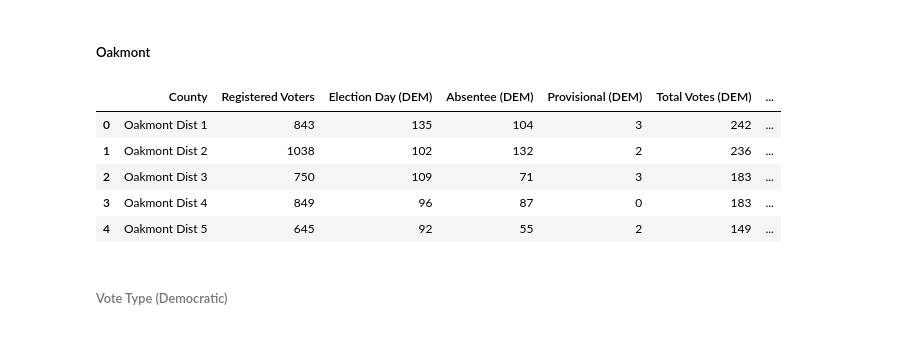
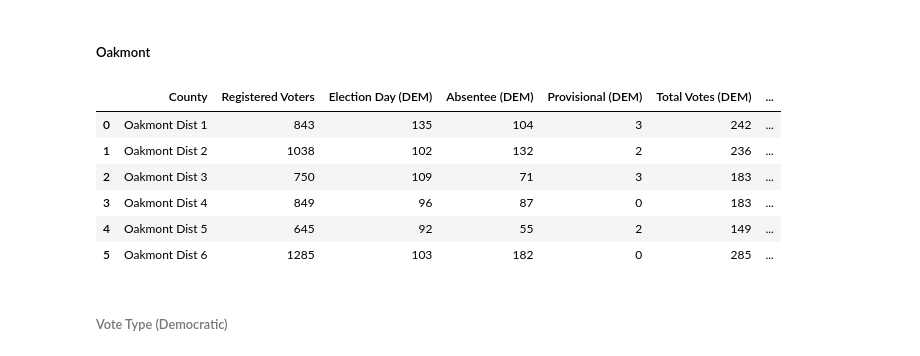
Before and after one commit to jonprice99/Regional-Election-Analysis, a Jupyter notebook: election_data.ipynb, the cells around one changed output. Drawn from its saved outputs; the diff is of its cells as text; code cells hidden in the pictures.

```diff
--- a/election_data.ipynb
+++ b/election_data.ipynb
@@ -1161,0 +1146,7 @@ hd32_special_breakdown
+# %%
+# calculate the percentage of turnout by party for each district, then add that to the df
+hd32_special_breakdown['DEM Total Vote Percentage'] = hd32_special_breakdown.apply(lambda x: (x['Total Votes (DEM)'] / x['Total'])*100, axis=1)
+hd32_special_breakdown['GOP Total Vote Percentage'] = hd32_special_breakdown.apply(lambda x: (x['Total Votes (GOP)'] / x['Total'])*100, axis=1)
+hd32_special_breakdown['Other Total Vote Percentage'] = hd32_special_breakdown.apply(lambda x: (x['Total Votes (Other)'] / x['Total'])*100, axis=1)
+
+hd32_special_breakdown
@@ -1209,15 +1262,16 @@ Other Vote percentage: 0.5284837180383928
 # %%
 # get only Oakmont wards/districts
 oakmont_special23_breakdown = hd32_special_breakdown[hd32_special_breakdown['County'].str.contains("Oakmont")]
 oakmont_special23_breakdown = oakmont_special23_breakdown.reset_index(drop=True)
-oakmont_special23_breakdown.head(5)
+oakmont_special23_breakdown
 # %% [output]
 |  | County | Registered Voters | Election Day (DEM) | Absentee (DEM) | Provisional (DEM) | Total Votes (DEM) | ... |
 | 0 | Oakmont Dist 1 | 843 | 135 | 104 | 3 | 242 | ... |
 | 1 | Oakmont Dist 2 | 1038 | 102 | 132 | 2 | 236 | ... |
 | 2 | Oakmont Dist 3 | 750 | 109 | 71 | 3 | 183 | ... |
 | 3 | Oakmont Dist 4 | 849 | 96 | 87 | 0 | 183 | ... |
 | 4 | Oakmont Dist 5 | 645 | 92 | 55 | 2 | 149 | ... |
+| 5 | Oakmont Dist 6 | 1285 | 103 | 182 | 0 | 285 | ... |
 # %% [markdown]
 ###### Vote Type (Democratic)
 # %%
```
Also changed, not shown: parts of 14 cells of this notebook.
